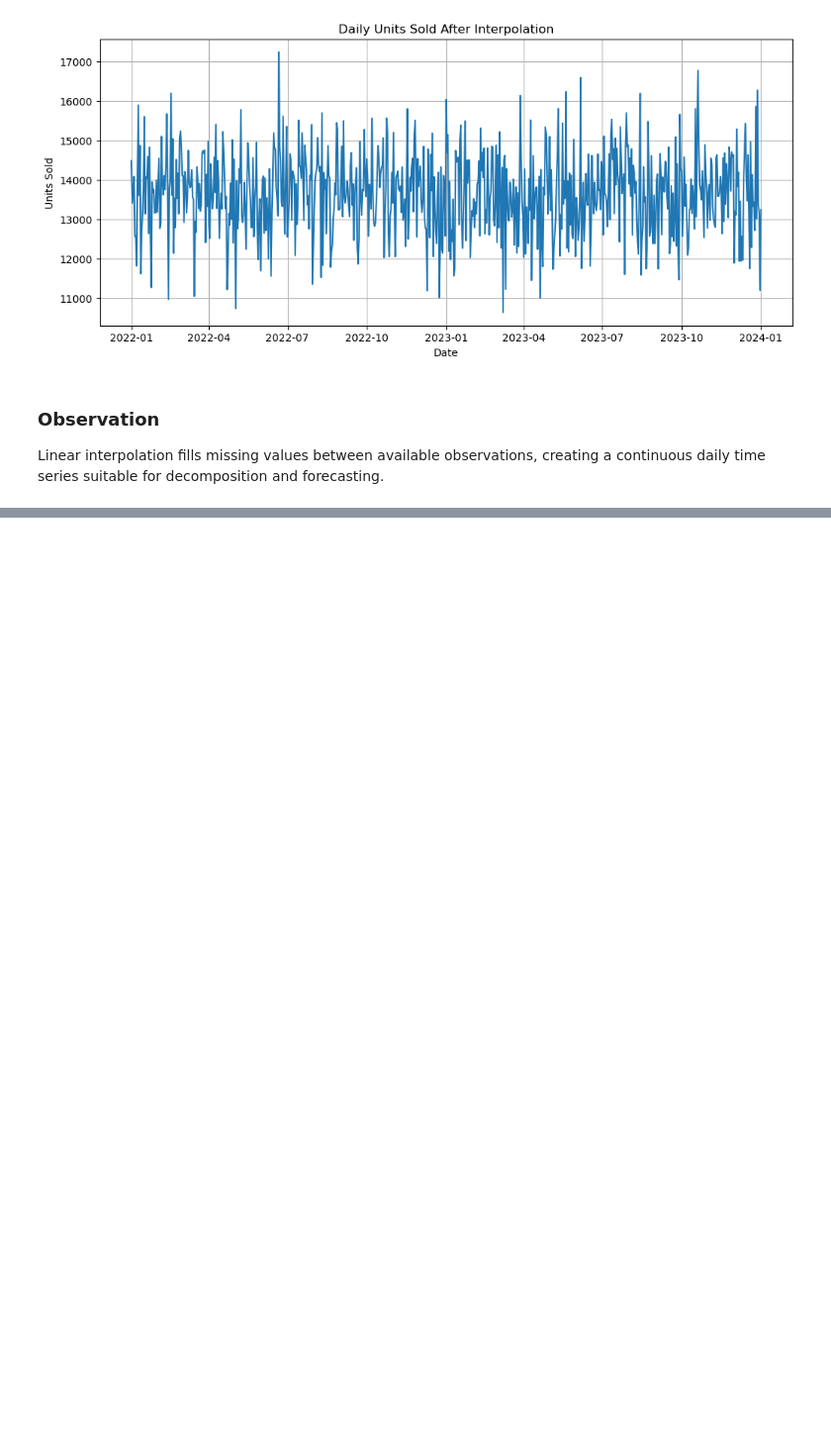
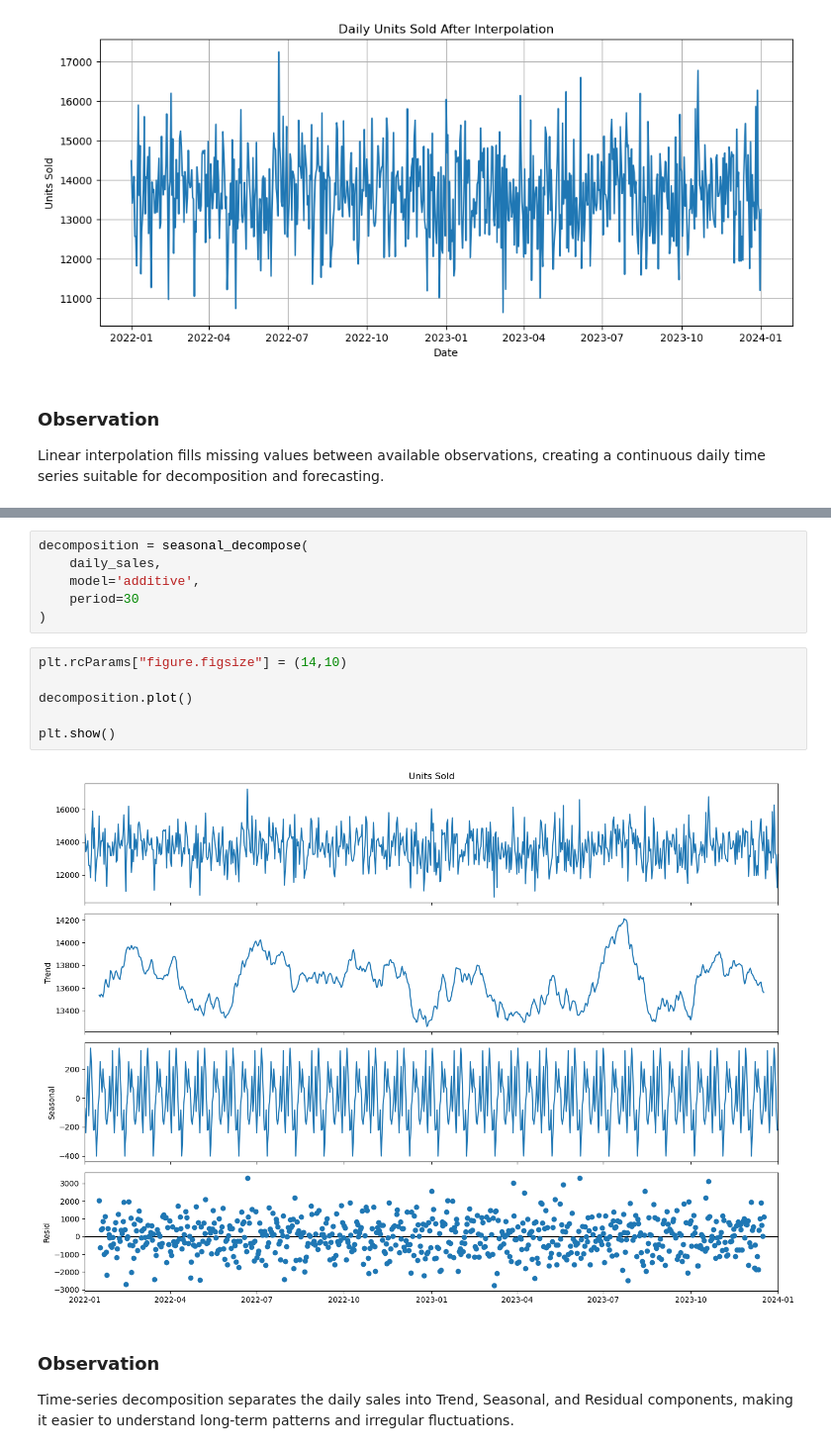
Before and after one commit to dharani-malla/Supply-Chain-Analytics-Demand-Forecasting-Anamoly-Detection, a Jupyter notebook: Week1_TimeSeries_Processing.ipynb, the cells around one changed output, grey strips where cells are left out. Shown at 99% size. Cells and saved outputs as stored; diff of their text form; blank space fills up the shorter version.

```diff
--- a/Week1_TimeSeries_Processing.ipynb
+++ b/Week1_TimeSeries_Processing.ipynb
@@ -218,0 +229,18 @@ Linear interpolation fills missing values between available observations, creati
+# %%
+decomposition = seasonal_decompose(
+    daily_sales,
+    model='additive',
+    period=30
+)
+# %%
+plt.rcParams["figure.figsize"] = (14,10)
+
+decomposition.plot()
+
+plt.show()
+# %% [output]
+[figure, added]
+# %% [markdown]
+### Observation
+
+Time-series decomposition separates the daily sales into Trend, Seasonal, and Residual components, making it easier to understand long-term patterns and irregular fluctuations.
```
Also changed, not shown: parts of 1 cell of this notebook.
